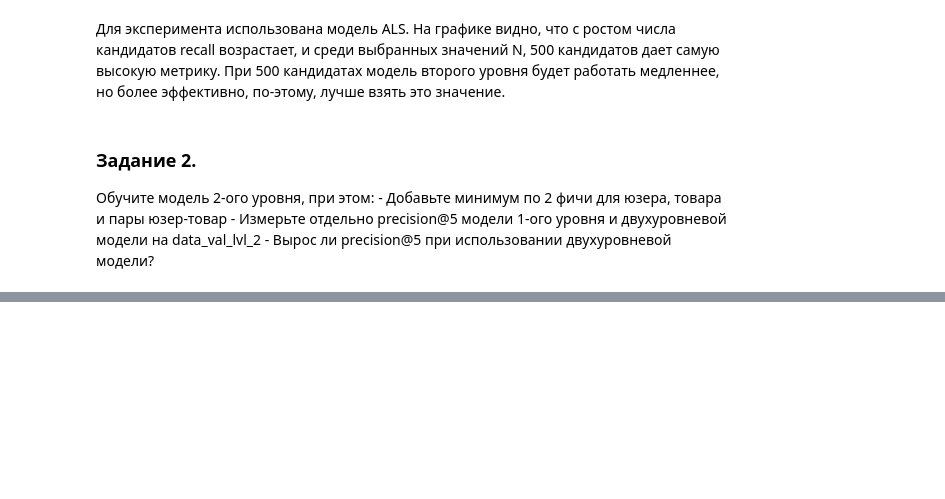
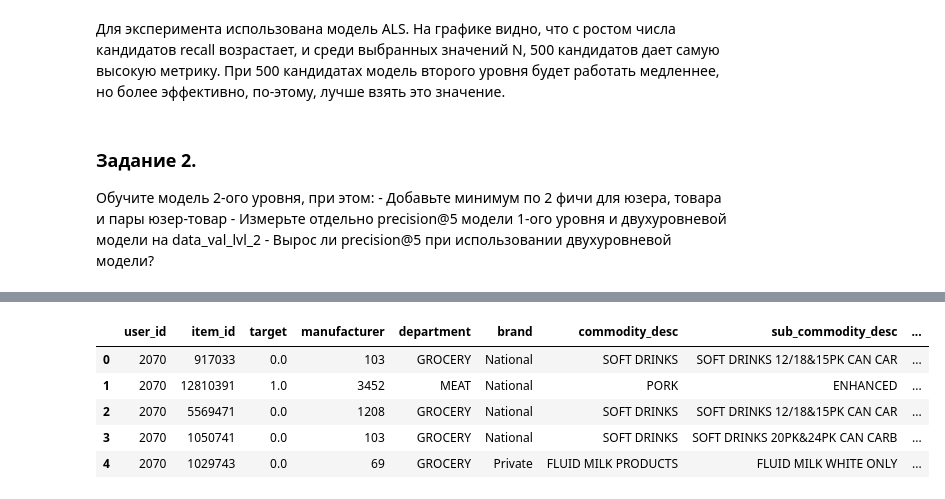
Before and after one commit to kate-ds/Recommender_systems, a Jupyter notebook: hw_6.ipynb, the cells around one changed output, grey strips where cells are left out. Drawn from its saved outputs; the diff is of its cells as text; code cells hidden in the pictures; blank space fills up the shorter version.

```diff
--- a/hw_6.ipynb
+++ b/hw_6.ipynb
@@ -270,0 +249,10 @@ plt.show()
+# %%
+users_lvl_2 = pd.DataFrame(data_train_lvl_2['user_id'].unique())
+users_lvl_2.columns = ['user_id']
+
+# Пока только warm start
+train_users = data_train_lvl_1['user_id'].unique()
+users_lvl_2 = users_lvl_2[users_lvl_2['user_id'].isin(train_users)]
+
+users_lvl_2['candidates'] = users_lvl_2['user_id'].apply(lambda x: recommender.get_als_recommendations(x, N=200))
+users_lvl_2.head()
@@ -270,0 +266,8 @@ plt.show()
+# %%
+s = users_lvl_2.apply(lambda x: pd.Series(x['candidates']), axis=1).stack().reset_index(level=1, drop=True)
+s.name = 'item_id'
+
+users_lvl_2 = users_lvl_2.drop('candidates', axis=1).join(s)
+users_lvl_2['drop'] = 1  # фиктивная переменная
+
+users_lvl_2.head(4)
@@ -270,0 +280,8 @@ plt.show()
+# %%
+targets_lvl_2 = data_train_lvl_2[['user_id', 'item_id']].copy()
+targets_lvl_2['target'] = 1  # тут только покупки
+
+targets_lvl_2 = users_lvl_2.merge(targets_lvl_2, on=['user_id', 'item_id'], how='left')
+
+targets_lvl_2['target'].fillna(0, inplace= True)
+targets_lvl_2.drop('drop', axis=1, inplace=True)
@@ -270,0 +296,5 @@ plt.show()
+# %%
+targets_lvl_2 = targets_lvl_2.merge(item_features, on='item_id', how='left')
+targets_lvl_2 = targets_lvl_2.merge(user_features, on='user_id', how='left')
+
+targets_lvl_2.head(2)
@@ -270,0 +329,13 @@ plt.show()
+# %%
+# количество товаров, купленных пользователем
+UserOrdersCount = targets_lvl_2.user_id.value_counts().reset_index().rename(columns={'index':'user_id', 'user_id':'user_orders_count'})
+
+targets_lvl_2 = targets_lvl_2.merge(UserOrdersCount, on='user_id', how='left')
+targets_lvl_2.head()
+# %% [output]
+|  | user_id | item_id | target | manufacturer | department | brand | commodity_desc | sub_commodity_desc | ... |
+| 0 | 2070 | 917033 | 0.0 | 103 | GROCERY | National | SOFT DRINKS | SOFT DRINKS 12/18&15PK CAN CAR | ... |
+| 1 | 2070 | 12810391 | 1.0 | 3452 | MEAT | National | PORK | ENHANCED | ... |
+| 2 | 2070 | 5569471 | 0.0 | 1208 | GROCERY | National | SOFT DRINKS | SOFT DRINKS 12/18&15PK CAN CAR | ... |
+| 3 | 2070 | 1050741 | 0.0 | 103 | GROCERY | National | SOFT DRINKS | SOFT DRINKS 20PK&24PK CAN CARB | ... |
+| 4 | 2070 | 1029743 | 0.0 | 69 | GROCERY | Private | FLUID MILK PRODUCTS | FLUID MILK WHITE ONLY | ... |
```
Also changed, not shown: parts of 25 cells of this notebook.
